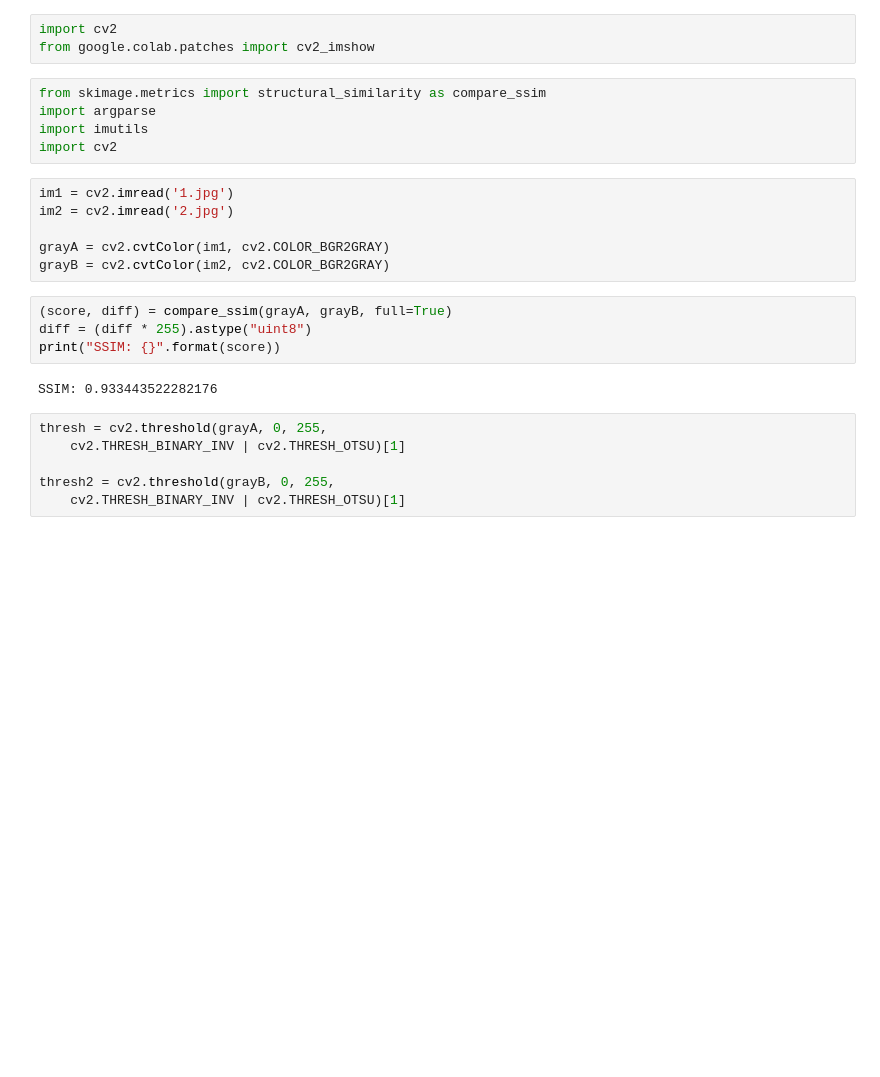
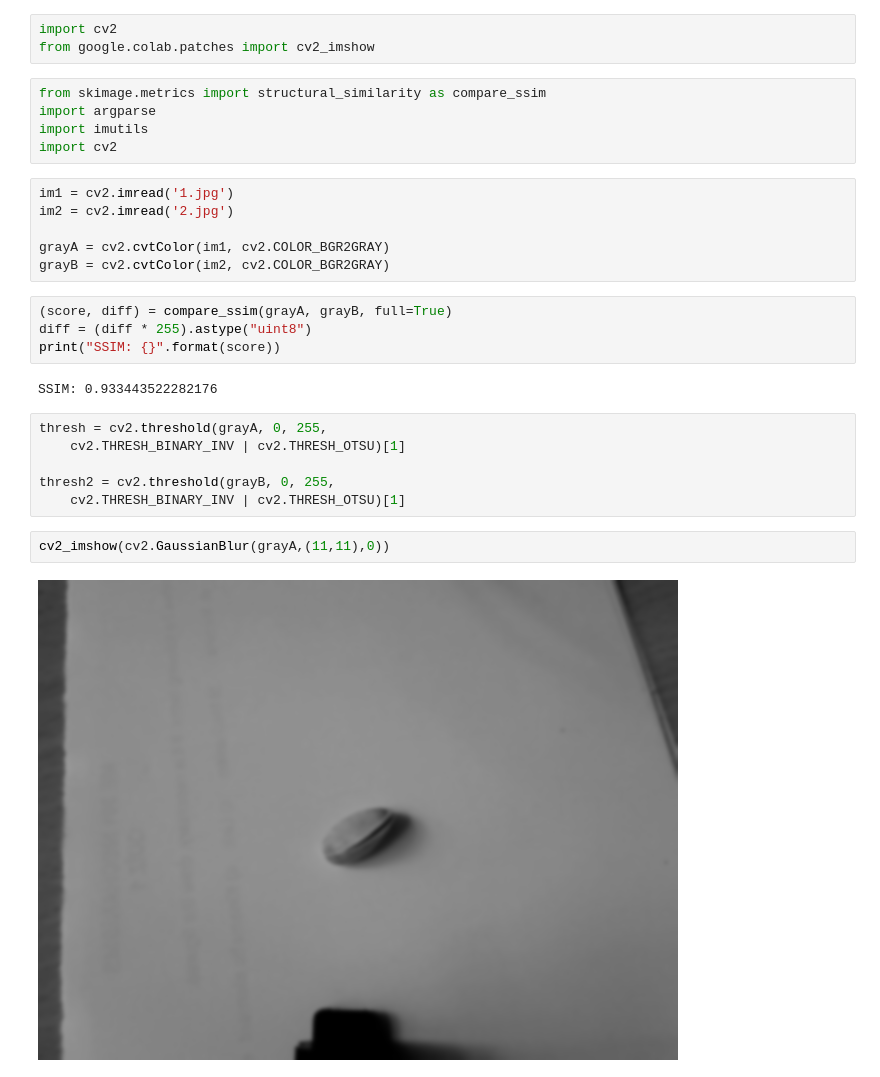
Before and after one commit to compnaion/Test, a Jupyter notebook: Find the Difference.ipynb, the cells around one changed output. Saved outputs shown, nothing was run; the diff lists cells and outputs as text; blank space fills up the shorter version.

```diff
--- a/Find the Difference.ipynb
+++ b/Find the Difference.ipynb
@@ -26,4 +26,8 @@ thresh = cv2.threshold(grayA, 0, 255,
 
 thresh2 = cv2.threshold(grayB, 0, 255,
 	cv2.THRESH_BINARY_INV | cv2.THRESH_OTSU)[1]
+# %%
+cv2_imshow(cv2.GaussianBlur(grayA,(11,11),0))
+# %% [output]
+[figure, added]
 # %%
```
Also changed, not shown: parts of 2 cells of this notebook.
